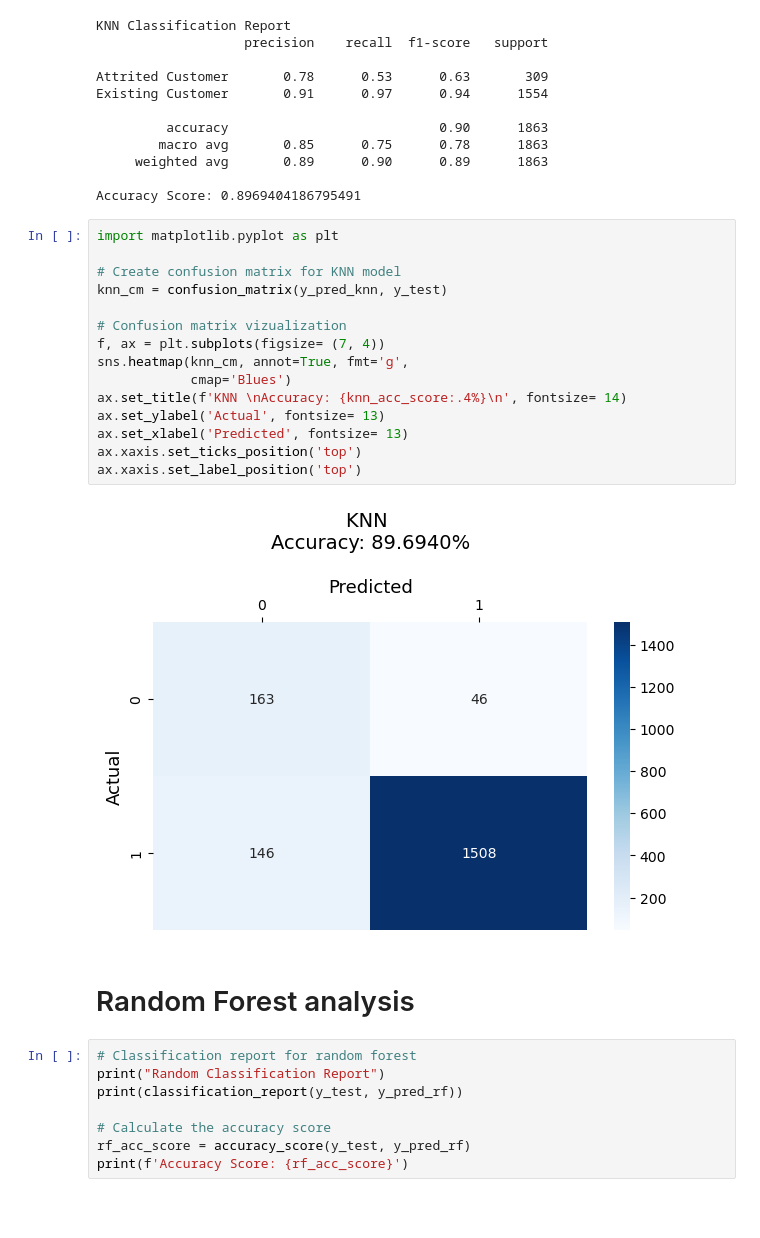
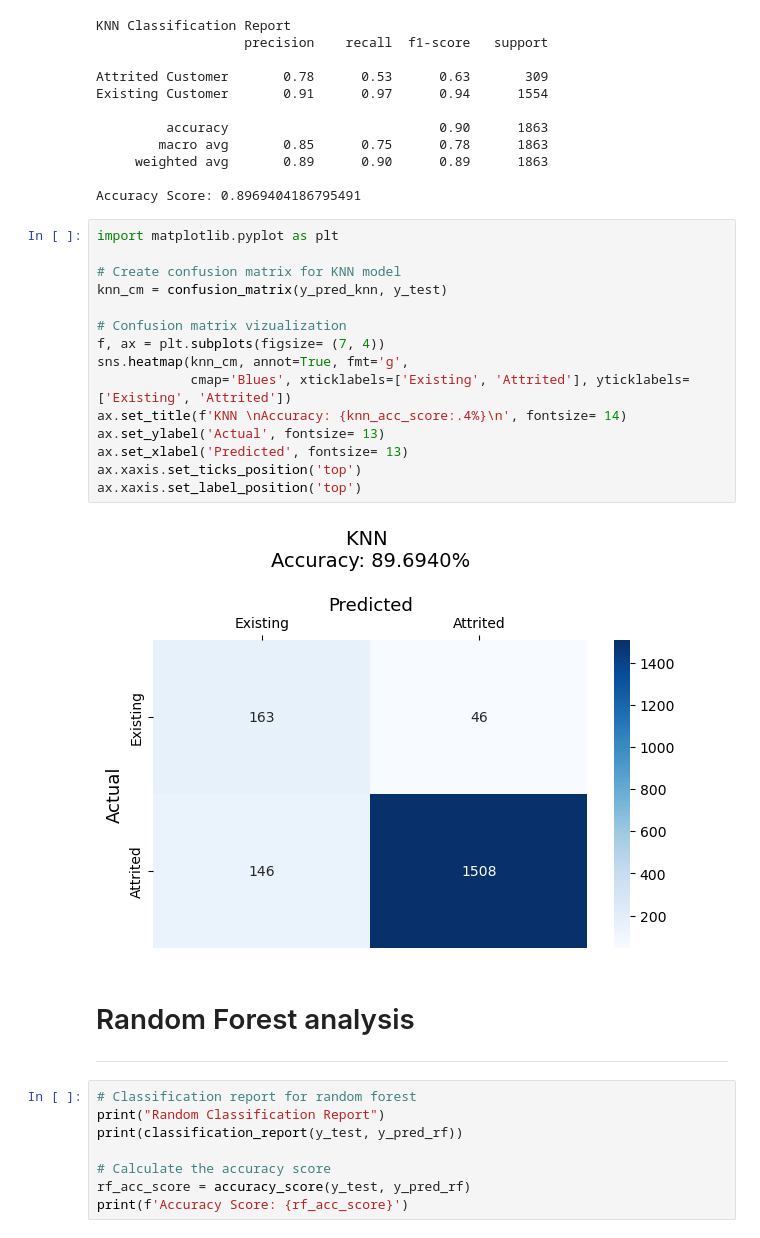
Before and after one commit to hdkronke/cc-customer-attrition-project, a Jupyter notebook: Group_1_Project_4.ipynb, the cells around one changed output. Drawn from its saved outputs; the diff is of its cells as text; blank space fills up the shorter version.

```diff
--- a/Group_1_Project_4.ipynb
+++ b/Group_1_Project_4.ipynb
@@ -260,22 +281,23 @@ Accuracy Score: 0.8969404186795491
 # %%
 import matplotlib.pyplot as plt
 
 # Create confusion matrix for KNN model
 knn_cm = confusion_matrix(y_pred_knn, y_test)
 
 # Confusion matrix vizualization
 f, ax = plt.subplots(figsize= (7, 4))
 sns.heatmap(knn_cm, annot=True, fmt='g',
-            cmap='Blues')
+            cmap='Blues', xticklabels=['Existing', 'Attrited'], yticklabels=['Existing', 'Attrited'])
 ax.set_title(f'KNN \nAccuracy: {knn_acc_score:.4%}\n', fontsize= 14)
 ax.set_ylabel('Actual', fontsize= 13)
 ax.set_xlabel('Predicted', fontsize= 13)
 ax.xaxis.set_ticks_position('top')
 ax.xaxis.set_label_position('top')
 # %% [output]
-[figure, old version]
+[figure, new version]
 # %% [markdown]
 # Random Forest analysis
+---
 # %%
 # Classification report for random forest
 print("Random Classification Report")
```
Also changed, not shown: parts of 28 cells of this notebook.
